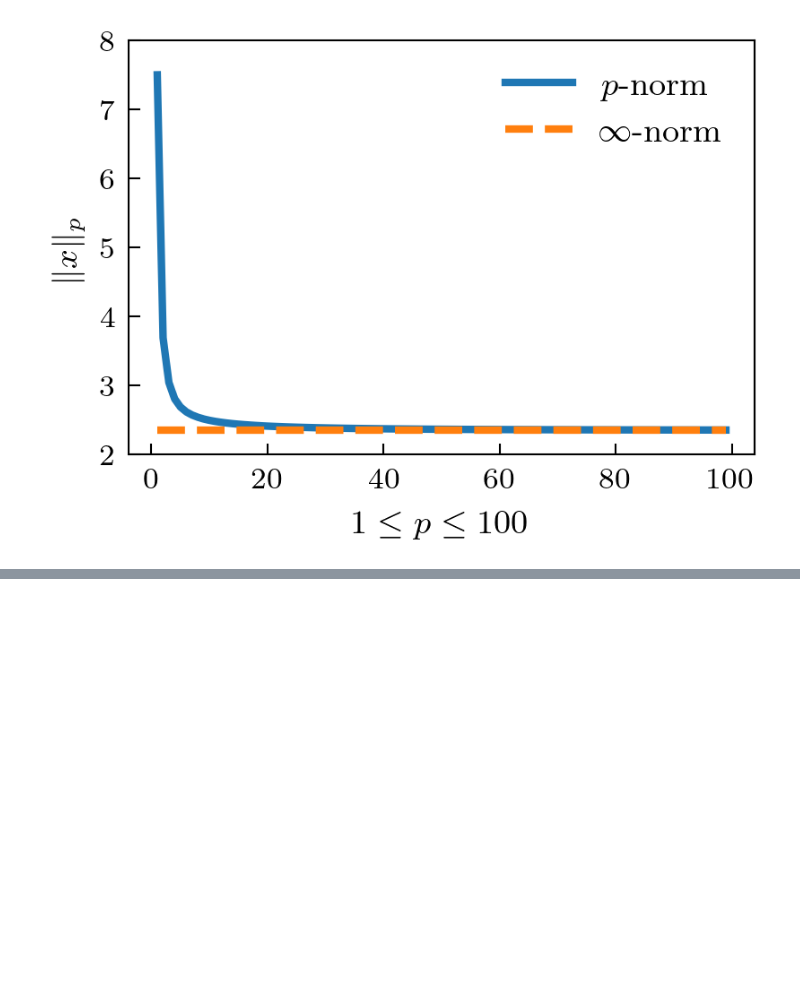
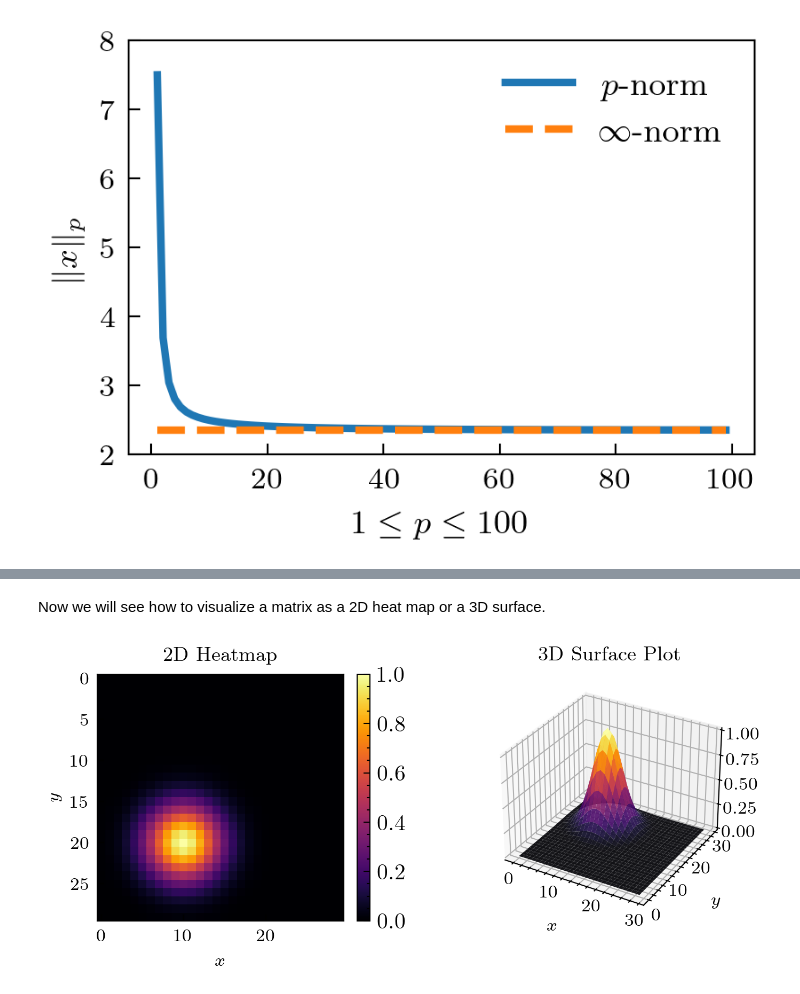
Before and after one commit to rycroft-group/math513, a Jupyter notebook: 0_fundamentals/0_fundamentals.ipynb, the cells around one changed output, grey strips where cells are left out. Cells and saved outputs as stored; diff of their text form; code cells hidden in the pictures; blank space fills up the shorter version.

```diff
--- a/0_fundamentals/0_fundamentals.ipynb
+++ b/0_fundamentals/0_fundamentals.ipynb
@@ -283,0 +326,43 @@ plt.show()
+# %% [markdown]
+Now we will see how to visualize a matrix as a 2D heat map or a 3D surface.
+# %%
+# Create a 2D matrix
+m = 30
+n = 30
+# Create a meshgrid for x and y
+x = np.linspace(0, m-1, m)
+y = np.linspace(0, n-1, n)
+X, Y = np.meshgrid(x, y)
+# Make a smooth Gaussian matrix
+A = np.exp(-0.05 * ((X - 10)**2 + (Y - 20)**2))
+
+fig = plt.figure(figsize=(6, 2), dpi=300)
+# 2D heatmap
+ax1 = fig.add_subplot(1, 2, 1)
+im = ax1.imshow(A, cmap='inferno')
+# 3D surface plot
+ax2 = fig.add_subplot(1, 2, 2, projection='3d')
+ax2.plot_surface(X, Y, A, cmap='inferno', edgecolor='none', alpha=0.9, rstride=1, cstride=1)
+
+# Formatting
+fig.colorbar(im, ax=ax1, fraction=0.046, pad=0.04)
+ax1.set_title('2D Heatmap', fontsize=9)
+ax1.set_xlabel('$x$', fontsize=8)
+ax1.set_ylabel('$y$', fontsize=8)
+ax2.set_title('3D Surface Plot', fontsize=9)
+ax2.tick_params(axis='x', pad=-5)
+ax2.tick_params(axis='y', pad=-5)
+ax2.tick_params(axis='z', pad=-2)
+ax2.set_xlabel('$x$', fontsize=8, labelpad=-7)
+ax2.set_ylabel('$y$', fontsize=8, labelpad=-7)
+ax2.set_zlabel('$z$', fontsize=8, labelpad=-5)
+# Prettify
+for a in [ax1, ax2]:
+    a.tick_params(axis='both', which='major', labelsize=8)
+    a.tick_params(axis='both', which='minor', bottom=False, left=False)
+    a.tick_params(axis='both', which='both', right=False, top=False)
+# Save figure
+# plt.savefig('results/vizmat_3d.pdf', bbox_inches='tight', transparent=True)
+plt.show()
+# %% [output]
+[figure, added]
```
Also changed, not shown: parts of 3 cells of this notebook, 1 other file.
